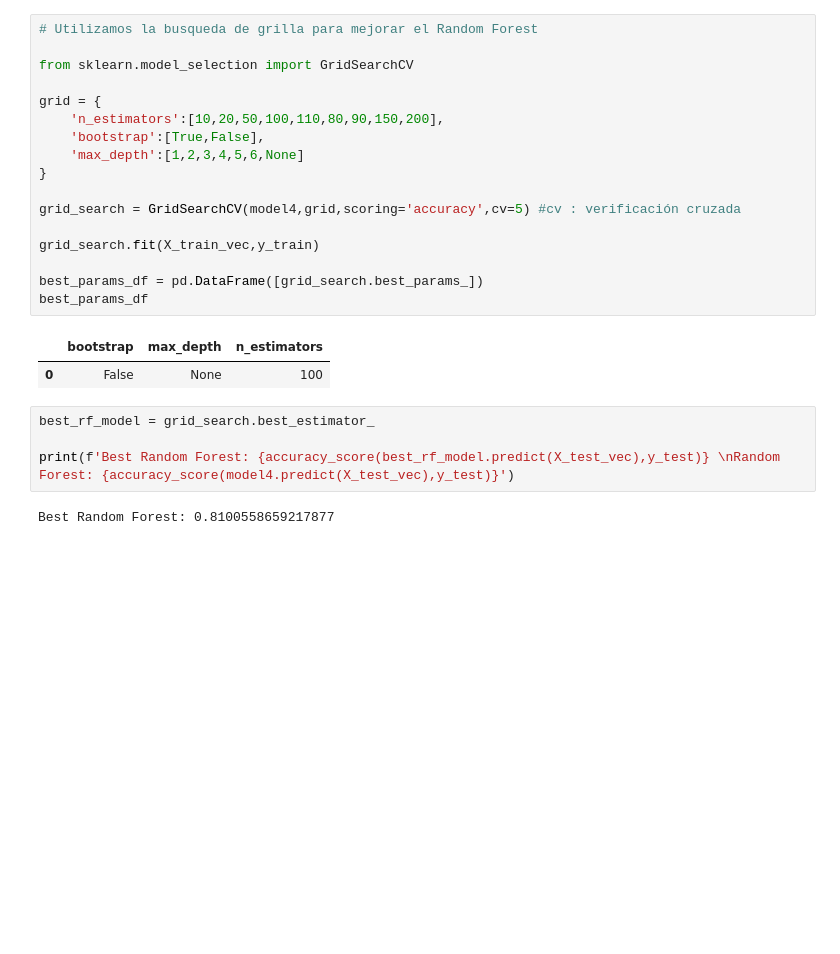
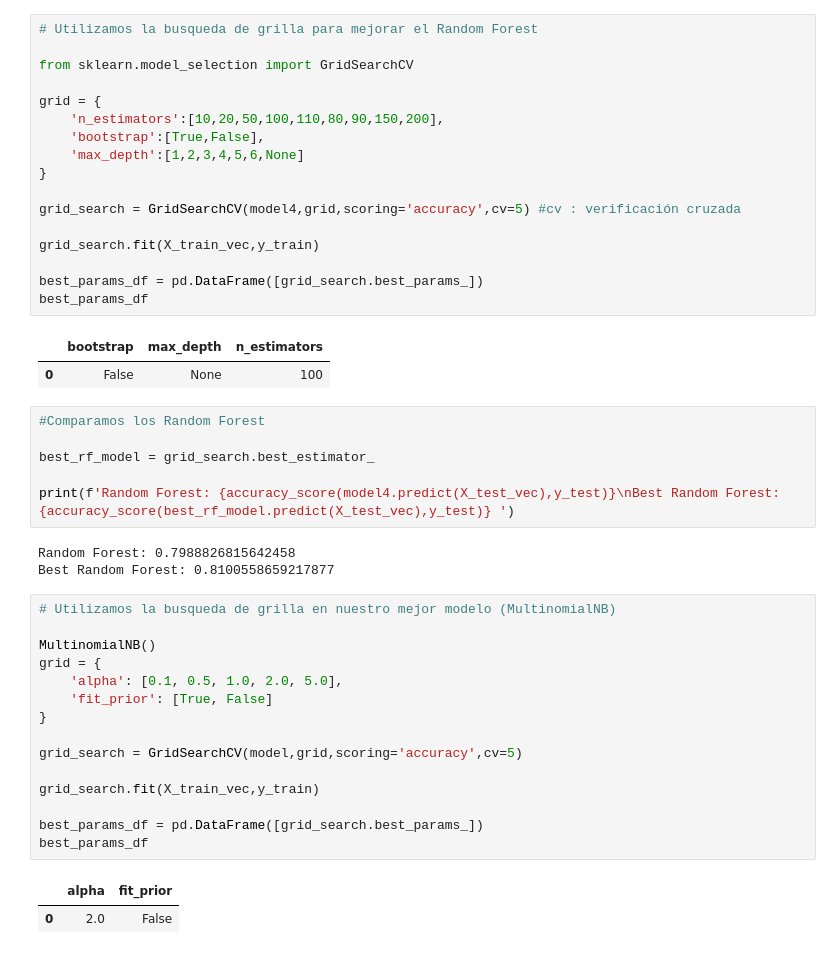
Before and after one commit to LuisCamachoRivero/Naive_Bayes_Algorithms, a Jupyter notebook: src/explore.ipynb, the cells around one changed output. Cells and saved outputs as stored; diff of their text form; blank space fills up the shorter version.

```diff
--- a/src/explore.ipynb
+++ b/src/explore.ipynb
@@ -158,8 +158,29 @@ best_params_df
 |  | bootstrap | max_depth | n_estimators |
 | 0 | False | None | 100 |
 # %%
+#Comparamos los Random Forest
+
 best_rf_model = grid_search.best_estimator_
 
-print(f'Best Random Forest: {accuracy_score(best_rf_model.predict(X_test_vec),y_test)} \nRandom Forest: {accuracy_score(model4.predict(X_test_vec),y_test)}')
+print(f'Random Forest: {accuracy_score(model4.predict(X_test_vec),y_test)}\nBest Random Forest: {accuracy_score(best_rf_model.predict(X_test_vec),y_test)} ')
 # %% [output]
+Random Forest: 0.7988826815642458
 Best Random Forest: 0.8100558659217877
+# %%
+# Utilizamos la busqueda de grilla en nuestro mejor modelo (MultinomialNB)
+
+MultinomialNB()
+grid = {
+    'alpha': [0.1, 0.5, 1.0, 2.0, 5.0],
+    'fit_prior': [True, False]
+}
+
+grid_search = GridSearchCV(model,grid,scoring='accuracy',cv=5)
+
+grid_search.fit(X_train_vec,y_train)
+
+best_params_df = pd.DataFrame([grid_search.best_params_])
+best_params_df
+# %% [output]
+|  | alpha | fit_prior |
+| 0 | 2.0 | False |
```
